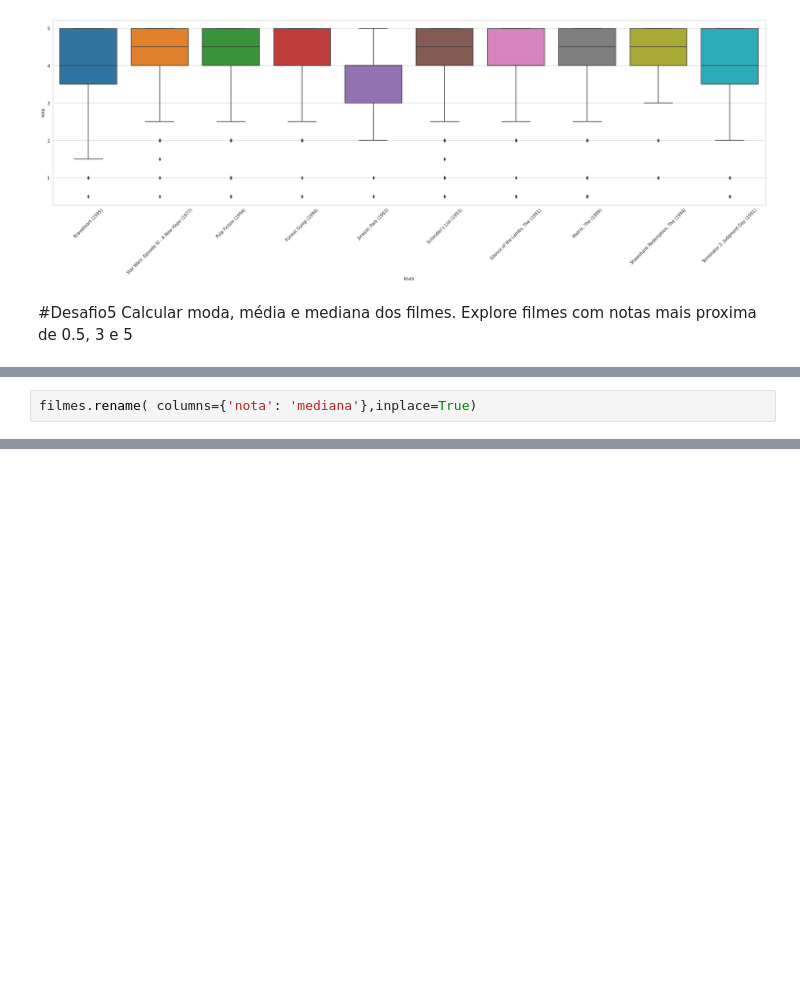
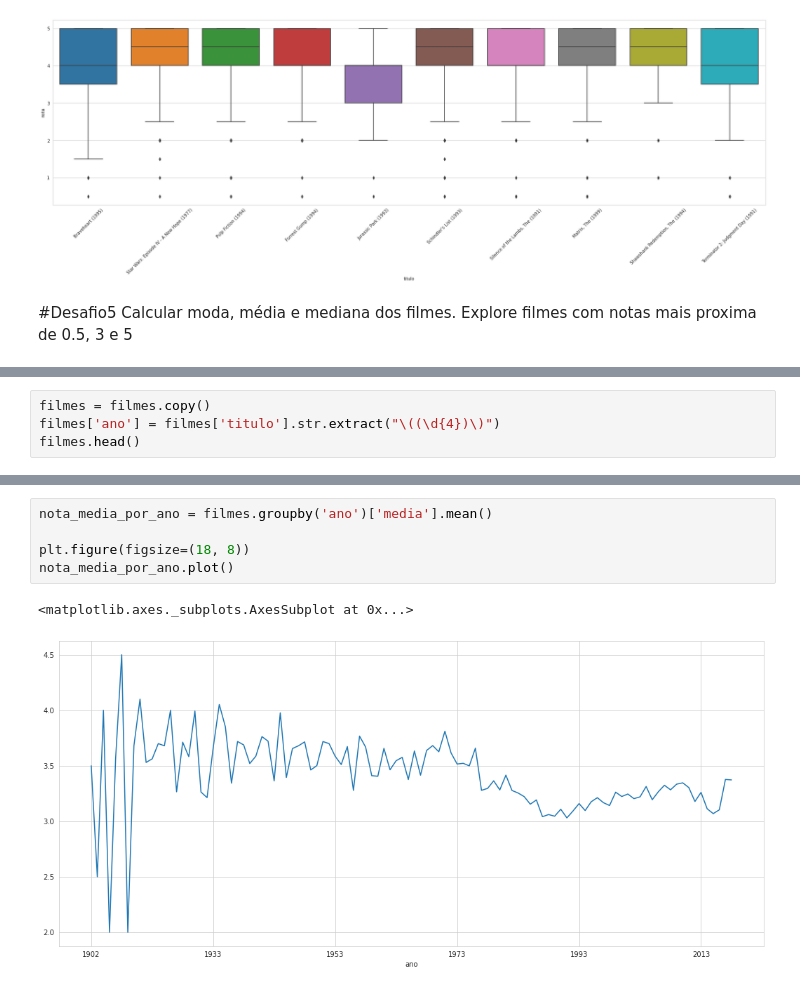
Before and after one commit to RobsonCrLira/QuarentenaDadosAlura, a Jupyter notebook: Aula2.ipynb, the cells around one changed output, grey strips where cells are left out. Cells and saved outputs as stored; diff of their text form; blank space fills up the shorter version.

```diff
--- a/Aula2.ipynb
+++ b/Aula2.ipynb
@@ -238,2 +219,0 @@ filmes.join(filmes_mediana,on='filmeId')
-# %%
-filmes.rename( columns={'nota': 'mediana'},inplace=True)
@@ -243,0 +319,4 @@ AttributeError: ignored
+# %%
+filmes = filmes.copy()
+filmes['ano'] = filmes['titulo'].str.extract("\((\d{4})\)")
+filmes.head()
@@ -243,0 +330,8 @@ AttributeError: ignored
+# %%
+nota_media_por_ano = filmes.groupby('ano')['media'].mean()
+
+plt.figure(figsize=(18, 8))
+nota_media_por_ano.plot()
+# %% [output]
+<matplotlib.axes._subplots.AxesSubplot at 0x...>
+[figure, added]
```
Also changed, not shown: parts of 13 cells of this notebook.
